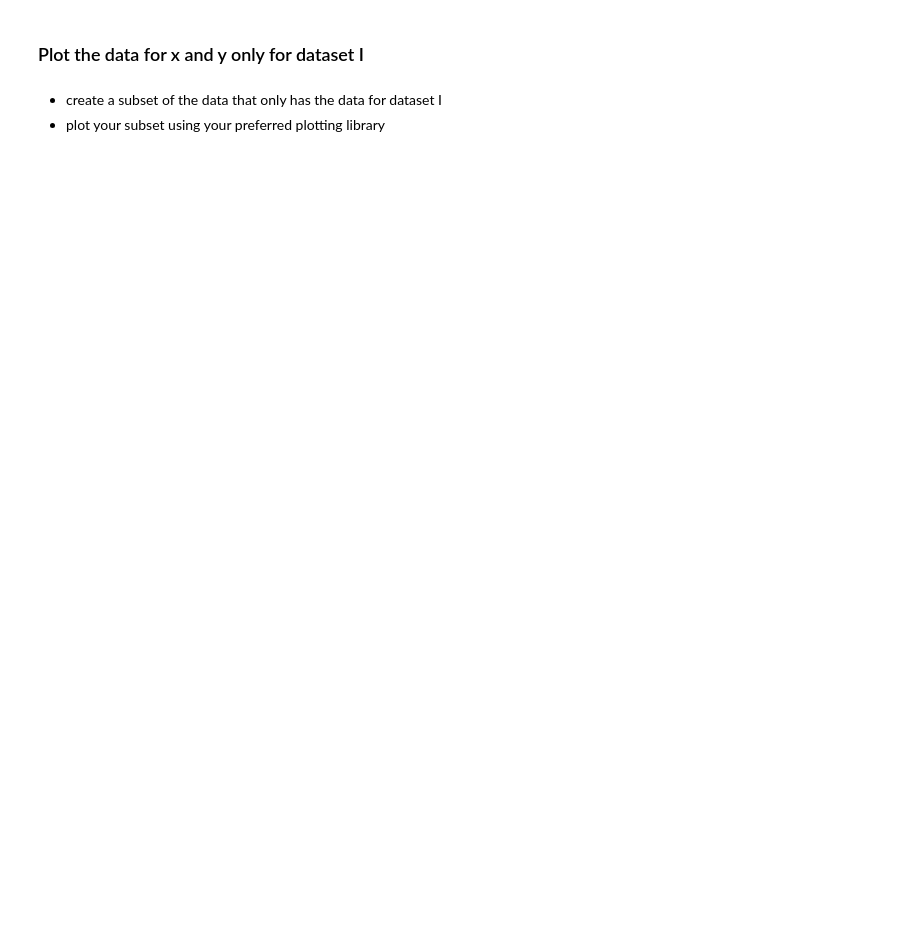
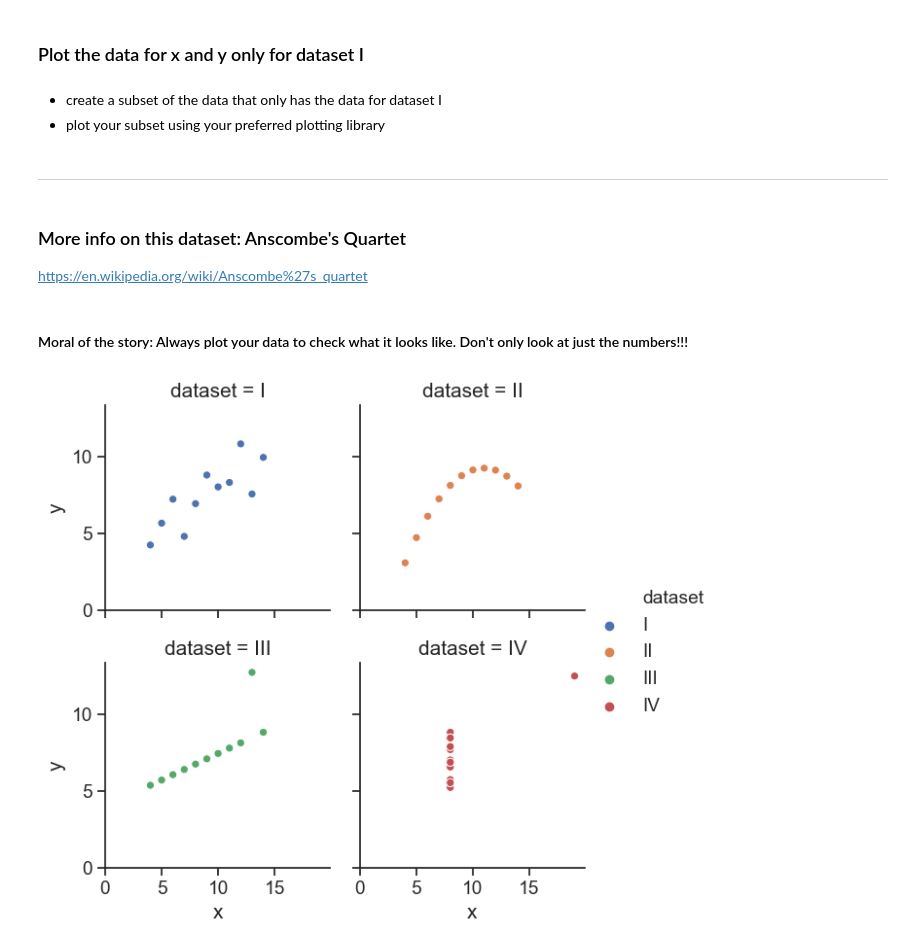
Before and after one commit to SandervandenOord/regression_training, a Jupyter notebook: Pandas_Basics.ipynb, the cells around one changed output. Drawn from its saved outputs; the diff is of its cells as text; code cells hidden in the pictures; blank space fills up the shorter version.

```diff
--- a/Pandas_Basics.ipynb
+++ b/Pandas_Basics.ipynb
@@ -299,3 +339,25 @@ px.scatter(data_frame=df, x='x', y='y', hover_data=['dataset'], color='dataset')
 # %% [markdown]
 - create a subset of the data that only has the data for dataset I
 - plot your subset using your preferred plotting library
+# %% [markdown]
+---
+# %% [markdown]
+### More info on this dataset: Anscombe's Quartet
+https://en.wikipedia.org/wiki/Anscombe%27s_quartet
+# %% [markdown]
+#### Moral of the story: Always plot your data to check what it looks like. Don't only look at just the numbers!!!
+# %%
+# sns.relplot() is same as the scatterplot, but it allows for plotting multiple plots
+ax = sns.relplot(
+    x='x',
+    y='y',
+    col='dataset',
+    hue='dataset',
+    data=df,
+    col_wrap=2,
+    height=3,
+)
+
+ax.set(xlim=(0, None), ylim=(0, None));
+# %% [output]
+[figure, added]
```
Also changed, not shown: parts of 12 cells of this notebook.
